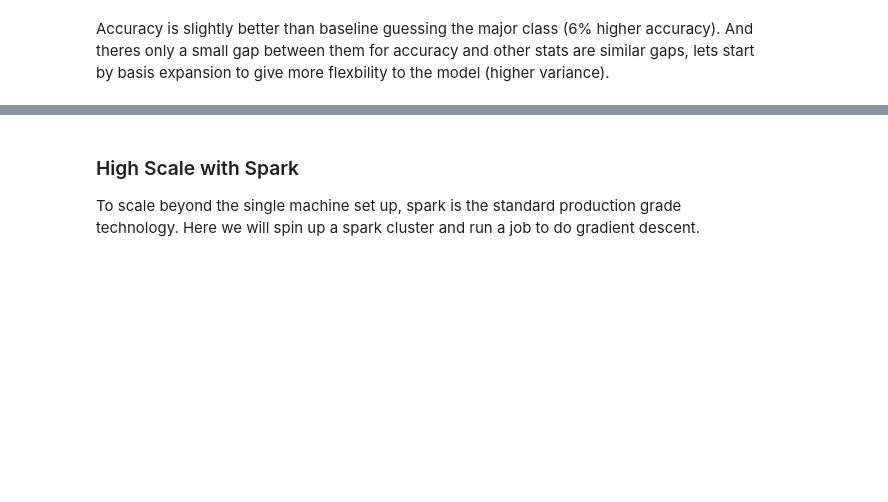
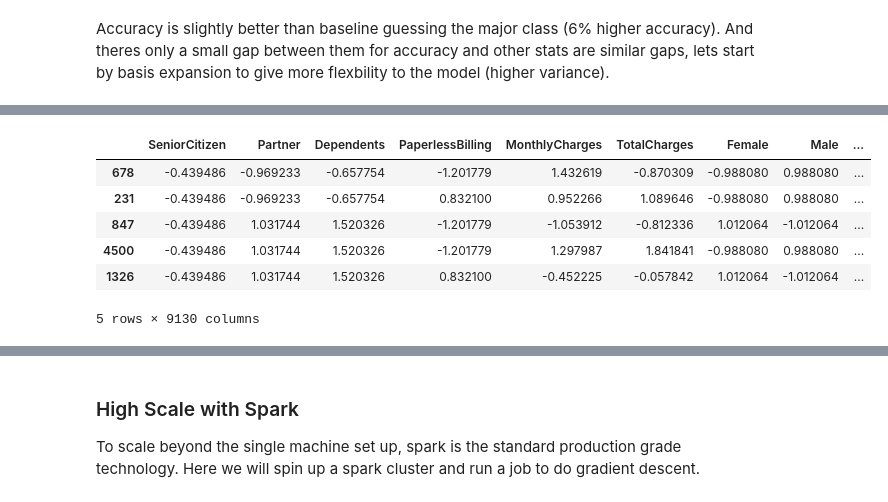
Before and after one commit to angelusualle/machine-learning, a Jupyter notebook: classification/linear-decision-boundaries/discriminative/logistic/logistic_regression.ipynb, the cells around one changed output, grey strips where cells are left out. Saved outputs shown, nothing was run; the diff lists cells and outputs as text; code cells hidden in the pictures; blank space fills up the shorter version.

```diff
--- a/classification/linear-decision-boundaries/discriminative/logistic/logistic_regression.ipynb
+++ b/classification/linear-decision-boundaries/discriminative/logistic/logistic_regression.ipynb
@@ -3284,0 +2719,28 @@ Theres some work done to bound the number of iterations for gradient descent but
+# %%
+from sklearn.preprocessing import SplineTransformer, PolynomialFeatures, StandardScaler
+from sklearn.feature_selection import VarianceThreshold
+
+tenure_data = x_train[["tenure"]]
+
+spline_maker = SplineTransformer(n_knots=3, degree=3, extrapolation='linear', include_bias=False).set_output(transform="pandas")
+
+spline_data = spline_maker.fit_transform(tenure_data)
+
+scaler = StandardScaler().set_output(transform="pandas")
+
+x_train_basis_expansion = pd.concat([x_train.drop(columns=["tenure"]), spline_data], axis=1)
+
+polynomial_feature_maker = PolynomialFeatures(degree=3, include_bias=False, interaction_only=True).set_output(transform="pandas")
+x_train_basis_expansion =polynomial_feature_maker.fit_transform(x_train_basis_expansion)
+variance_filter = VarianceThreshold(threshold=0.0).set_output(transform="pandas")
+x_train_basis_expansion = variance_filter.fit_transform(x_train_basis_expansion)
+x_train_basis_expansion =  scaler.fit_transform(x_train_basis_expansion)
+x_train_basis_expansion.head()
+# %% [output]
+|  | SeniorCitizen | Partner | Dependents | PaperlessBilling | MonthlyCharges | TotalCharges | Female | Male | ... |
+| 678 | -0.439486 | -0.969233 | -0.657754 | -1.201779 | 1.432619 | -0.870309 | -0.988080 | 0.988080 | ... |
+| 231 | -0.439486 | -0.969233 | -0.657754 | 0.832100 | 0.952266 | 1.089646 | -0.988080 | 0.988080 | ... |
+| 847 | -0.439486 | 1.031744 | 1.520326 | -1.201779 | -1.053912 | -0.812336 | 1.012064 | -1.012064 | ... |
+| 4500 | -0.439486 | 1.031744 | 1.520326 | -1.201779 | 1.297987 | 1.841841 | -0.988080 | 0.988080 | ... |
+| 1326 | -0.439486 | 1.031744 | 1.520326 | 0.832100 | -0.452225 | -0.057842 | 1.012064 | -1.012064 | ... |
+5 rows × 9130 columns
```
Also changed, not shown: parts of 70 cells of this notebook.
